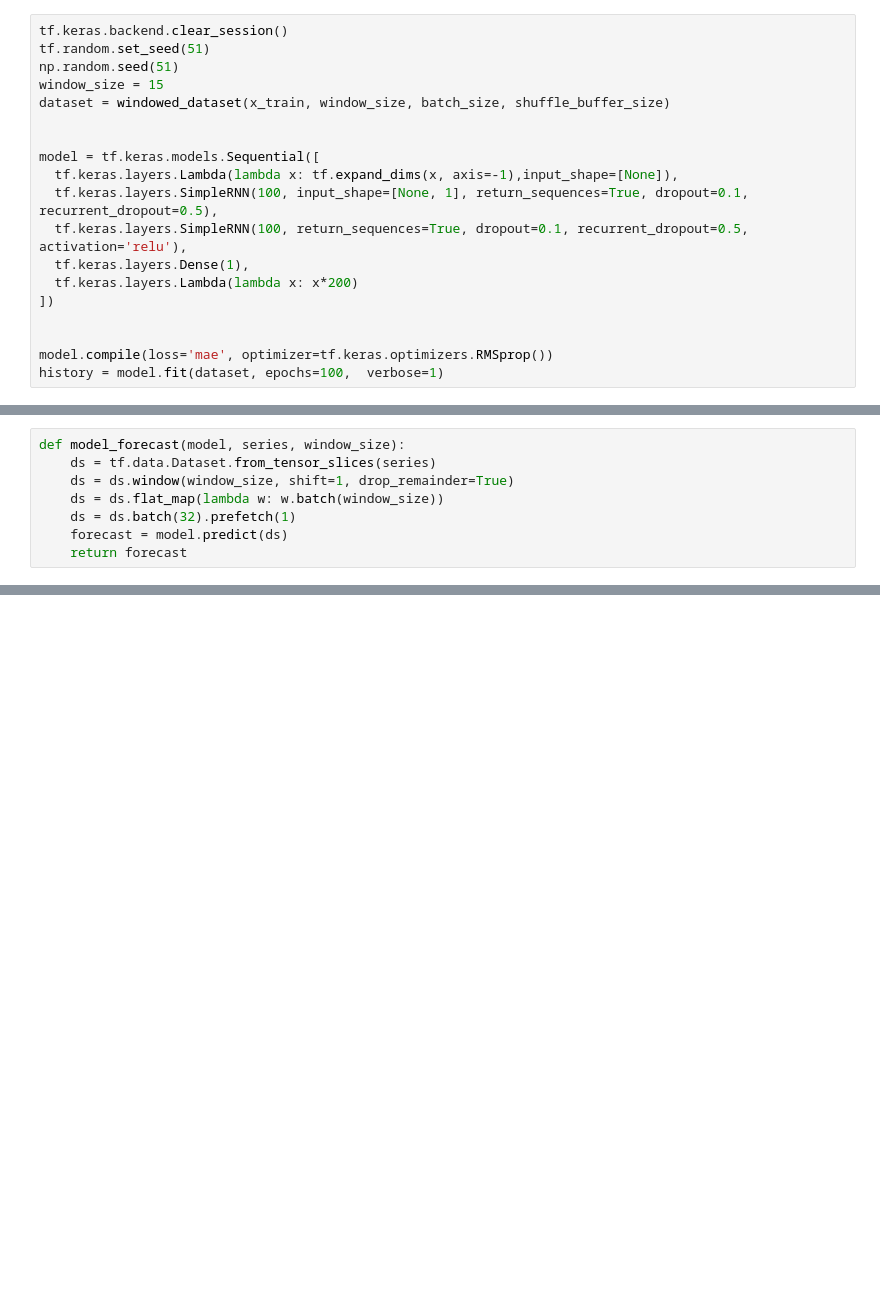
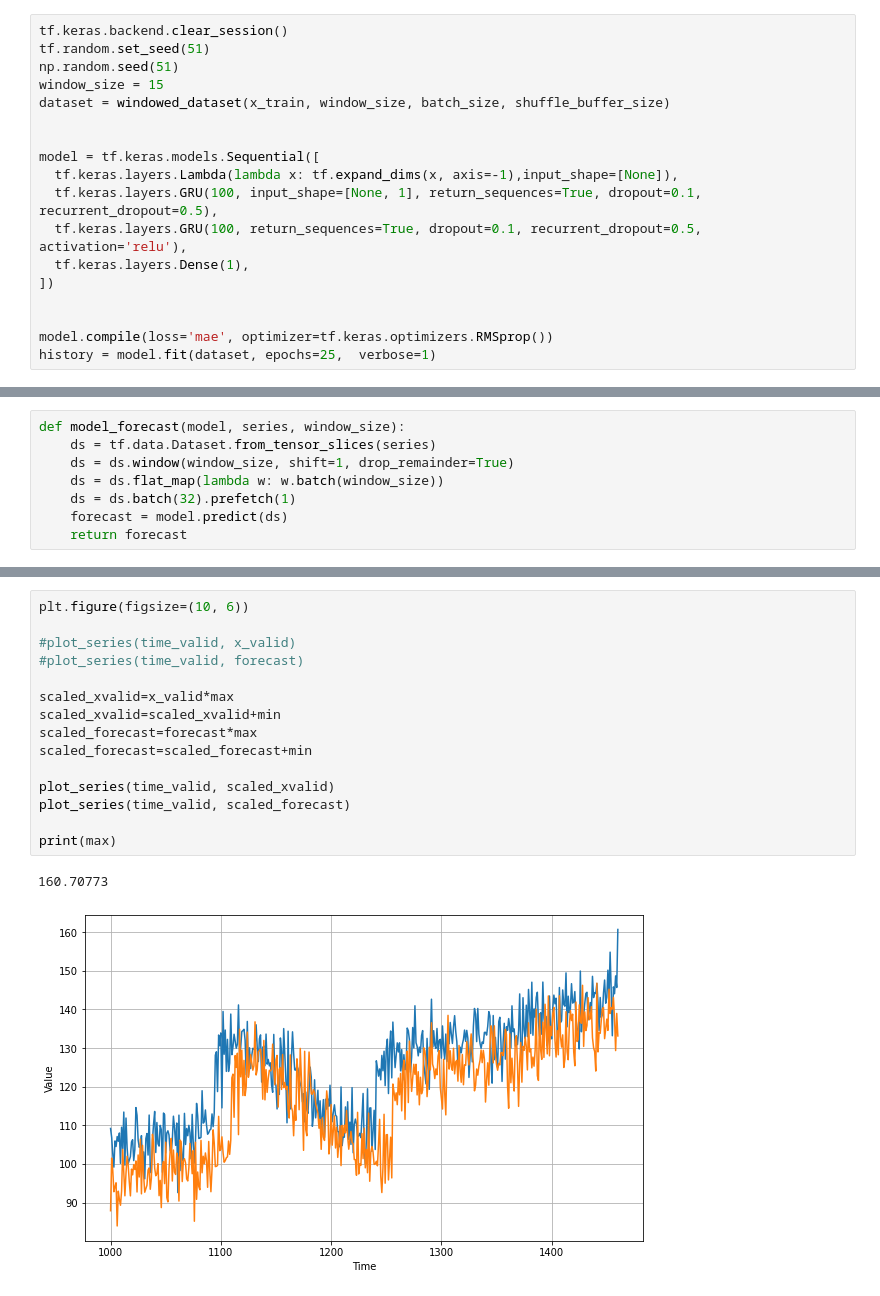
Before and after one commit to lmoroney/tfbook, a Jupyter notebook: chapter11/rnn_timeseries.ipynb, the cells around one changed output, grey strips where cells are left out. Cells and saved outputs as stored; diff of their text form; blank space fills up the shorter version.

```diff
--- a/chapter11/rnn_timeseries.ipynb
+++ b/chapter11/rnn_timeseries.ipynb
@@ -84,12 +91,11 @@ dataset = windowed_dataset(x_train, window_size, batch_size, shuffle_buffer_size
 
 model = tf.keras.models.Sequential([
   tf.keras.layers.Lambda(lambda x: tf.expand_dims(x, axis=-1),input_shape=[None]),
-  tf.keras.layers.SimpleRNN(100, input_shape=[None, 1], return_sequences=True, dropout=0.1, recurrent_dropout=0.5),
-  tf.keras.layers.SimpleRNN(100, return_sequences=True, dropout=0.1, recurrent_dropout=0.5, activation='relu'),
+  tf.keras.layers.GRU(100, input_shape=[None, 1], return_sequences=True, dropout=0.1, recurrent_dropout=0.5),
+  tf.keras.layers.GRU(100, return_sequences=True, dropout=0.1, recurrent_dropout=0.5, activation='relu'),
   tf.keras.layers.Dense(1),
-  tf.keras.layers.Lambda(lambda x: x*200)
 ])
 
 
 model.compile(loss='mae', optimizer=tf.keras.optimizers.RMSprop())
-history = model.fit(dataset, epochs=100,  verbose=1)
+history = model.fit(dataset, epochs=25,  verbose=1)
@@ -150 +150,19 @@ plot_series(time_valid, forecast)
+# %%
+plt.figure(figsize=(10, 6))
+
+#plot_series(time_valid, x_valid)
+#plot_series(time_valid, forecast)
+
+scaled_xvalid=x_valid*max
+scaled_xvalid=scaled_xvalid+min
+scaled_forecast=forecast*max
+scaled_forecast=scaled_forecast+min
+
+plot_series(time_valid, scaled_xvalid)
+plot_series(time_valid, scaled_forecast)
+
+print(max)
+# %% [output]
+160.70773
+[figure, added]
 # %%
```
Also changed, not shown: parts of 9 cells of this notebook.
